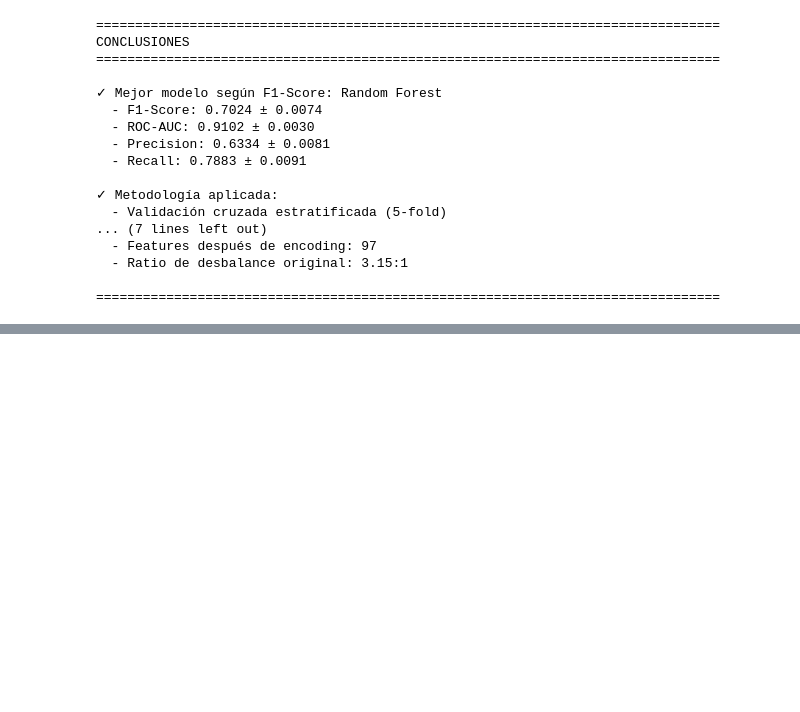
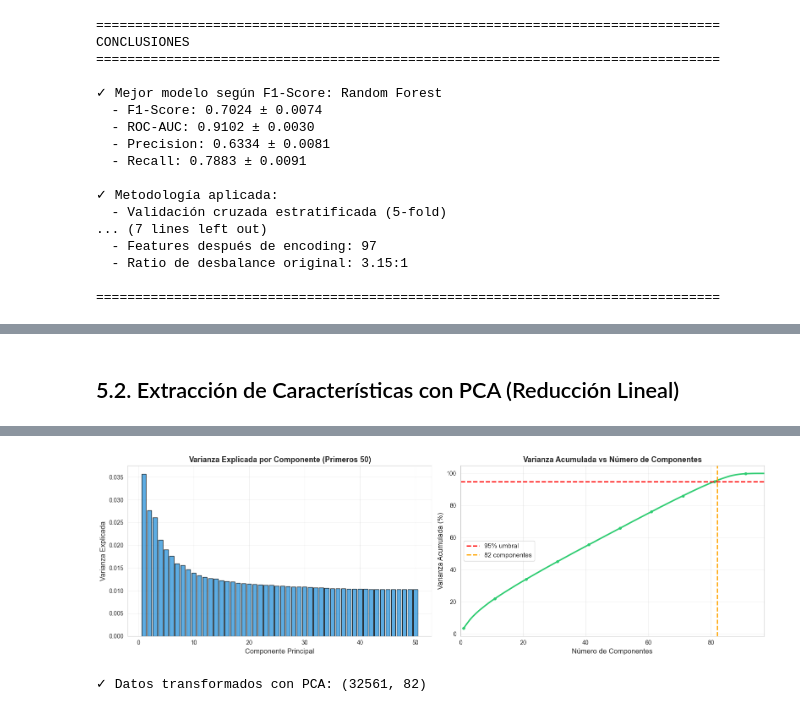
Before and after one commit to wil101/Proyecto_Final_Modelos_II, a Jupyter notebook: entrenamiento_evaluacion_modelos.ipynb, the cells around one changed output, grey strips where cells are left out. Saved outputs shown, nothing was run; the diff lists cells and outputs as text; code cells hidden in the pictures; blank space fills up the shorter version.

```diff
--- a/entrenamiento_evaluacion_modelos.ipynb
+++ b/entrenamiento_evaluacion_modelos.ipynb
@@ -1150,0 +1434,69 @@ CONCLUSIONES
+# %% [markdown]
+## 5.2. Extracción de Características con PCA (Reducción Lineal)
+# %%
+# Aplicar PCA para reducción de dimensionalidad
+from sklearn.decomposition import PCA
+
+print("="*80)
+print("ANÁLISIS PCA - EXTRACCIÓN DE CARACTERÍSTICAS LINEALES")
+print("="*80)
+
+# Primero, normalizar los datos (PCA es sensible a la escala)
+scaler_pca = StandardScaler()
+X_scaled = scaler_pca.fit_transform(X)
+
+# Aplicar PCA para encontrar el número de componentes que conservan 95% de varianza
+pca_full = PCA(random_state=42)
+pca_full.fit(X_scaled)
+
+# Calcular varianza acumulada
+cumsum_variance = np.cumsum(pca_full.explained_variance_ratio_)
+
+# Encontrar número de componentes para 95% de varianza
+n_components_95 = np.argmax(cumsum_variance >= 0.95) + 1
+
+print(f"\nDimensionalidad original: {X.shape[1]} características")
+print(f"Componentes necesarios para 95% de varianza: {n_components_95}")
+print(f"Reducción de dimensionalidad: {(1 - n_components_95/X.shape[1])*100:.2f}%")
+
+# Aplicar PCA con el número óptimo de componentes
+pca = PCA(n_components=n_components_95, random_state=42)
+X_pca = pca.fit_transform(X_scaled)
+
+print(f"\nVarianza explicada por los primeros 10 componentes:")
+for i in range(min(10, n_components_95)):
+    print(f"  PC{i+1}: {pca.explained_variance_ratio_[i]*100:.2f}% "
+          f"(Acumulado: {cumsum_variance[i]*100:.2f}%)")
+
+print(f"\nVarianza total explicada con {n_components_95} componentes: {cumsum_variance[n_components_95-1]*100:.2f}%")
+
+# Visualizar varianza explicada
+fig, axes = plt.subplots(1, 2, figsize=(16, 5))
+
+# Gráfico 1: Varianza explicada por componente
+axes[0].bar(range(1, min(51, len(pca.explained_variance_ratio_)+1)),
+            pca.explained_variance_ratio_[:50],
+            color='#3498db', alpha=0.8, edgecolor='black')
+axes[0].set_xlabel('Componente Principal', fontsize=12)
+axes[0].set_ylabel('Varianza Explicada', fontsize=12)
+axes[0].set_title('Varianza Explicada por Componente (Primeros 50)', fontsize=13, fontweight='bold')
+axes[0].grid(alpha=0.3)
+
+# Gráfico 2: Varianza acumulada
+axes[1].plot(range(1, len(cumsum_variance)+1), cumsum_variance*100,
+             linewidth=2.5, color='#2ecc71', marker='o', markersize=4, markevery=10)
+axes[1].axhline(y=95, color='red', linestyle='--', linewidth=2, label='95% umbral')
+axes[1].axvline(x=n_components_95, color='orange', linestyle='--', linewidth=2,
+                label=f'{n_components_95} componentes')
+axes[1].set_xlabel('Número de Componentes', fontsize=12)
+axes[1].set_ylabel('Varianza Acumulada (%)', fontsize=12)
+axes[1].set_title('Varianza Acumulada vs Número de Componentes', fontsize=13, fontweight='bold')
+axes[1].legend(fontsize=11)
+axes[1].grid(alpha=0.3)
+axes[1].set_xlim(0, min(100, len(cumsum_variance)))
+
+plt.tight_layout()
+plt.show()
+
+print(f"\n✓ Datos transformados con PCA: {X_pca.shape}")
+# %% [output]
@@ -1150,0 +1520,2 @@ CONCLUSIONES
+[figure, added]
+✓ Datos transformados con PCA: (32561, 82)
```
Also changed, not shown: parts of 24 cells of this notebook, 1 other file.
